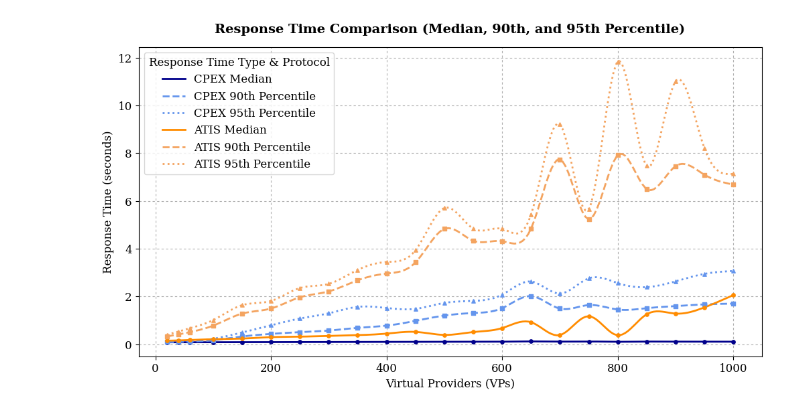
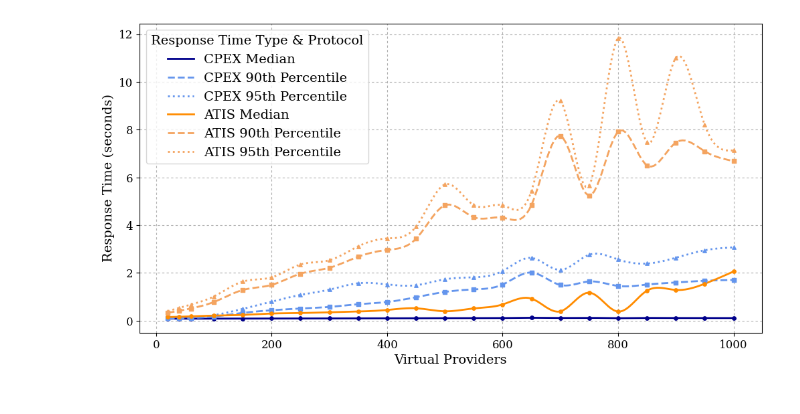
Before and after one commit to lokingdav/jodi, a Jupyter notebook: cpex/prototype/experiments/results/scripts/exp3-k6-rt.ipynb, the cells around one changed output. Drawn from its saved outputs; the diff is of its cells as text; code cells hidden in the pictures.

```diff
--- a/cpex/prototype/experiments/results/scripts/exp3-k6-rt.ipynb
+++ b/cpex/prototype/experiments/results/scripts/exp3-k6-rt.ipynb
@@ -35,36 +35,36 @@ plt.figure(figsize=(12, 6))
 color_medians = {"cpex": "darkblue", "atis": "darkorange"}
 color_percentiles = {"cpex": "cornflowerblue", "atis": "sandybrown"}
 
 # Process each protocol separately
 for protocol in ["cpex", "atis"]:
     subset = df[df["Protocol"] == protocol].sort_values("VUs")
 
     # Smooth lines using cubic spline interpolation
     x_median, y_median = smooth_line(subset["VUs"], subset["Median"])
     x_p90, y_p90 = smooth_line(subset["VUs"], subset["P(90)"])
     x_p95, y_p95 = smooth_line(subset["VUs"], subset["P(95)"])
 
     # Plot smoothed lines (zorder=2 keeps them above the grid)
     plt.plot(x_median, y_median, color=color_medians[protocol], linestyle="solid", linewidth=2, label=f"{protocol.upper()} Median", zorder=2)
     plt.plot(x_p90, y_p90, color=color_percentiles[protocol], linestyle="dashed", linewidth=2, label=f"{protocol.upper()} 90th Percentile", zorder=2)
     plt.plot(x_p95, y_p95, color=color_percentiles[protocol], linestyle="dotted", linewidth=2, label=f"{protocol.upper()} 95th Percentile", zorder=2)
 
     # Overlay original data points (SMALLER SIZE, NO BORDERS, zorder=3 to be on top)
     plt.scatter(subset["VUs"], subset["Median"], color=color_medians[protocol], marker="o", s=15, zorder=3)
     plt.scatter(subset["VUs"], subset["P(90)"], color=color_percentiles[protocol], marker="s", s=15, zorder=3)
     plt.scatter(subset["VUs"], subset["P(95)"], color=color_percentiles[protocol], marker="^", s=15, zorder=3)
 
 # Labels, title, and grid
-plt.title("Response Time Comparison (Median, 90th, and 95th Percentile)", fontsize=14, fontweight='bold', pad=15)
-plt.xlabel("Virtual Providers (VPs)")
-plt.ylabel("Response Time (seconds)")
-plt.legend(title="Response Time Type & Protocol")
+# plt.title("Response Time Comparison (Median, 90th, and 95th Percentile)", fontsize=14, fontweight='bold', pad=15)
+plt.xlabel("Virtual Providers", fontsize=14)
+plt.ylabel("Response Time (seconds)", fontsize=14)
+plt.legend(title="Response Time Type & Protocol", fontsize=14, title_fontsize=14)
 
 # Move grid to background (zorder=0)
 plt.grid(True, linestyle=(0, (3, 3)), linewidth=0.8, zorder=0)
 
 # Save to PDF (Preserve UI exactly, no extra borders)
-plt.savefig("../charts/res-time.pdf", bbox_inches='tight', dpi=300, transparent=True)
+plt.savefig("../charts/res-time.pdf", bbox_inches='tight', dpi=300)
 plt.show()
 # %% [output]
-[figure, old version]
+[figure, new version]
```
Also changed, not shown: 10 other files.
